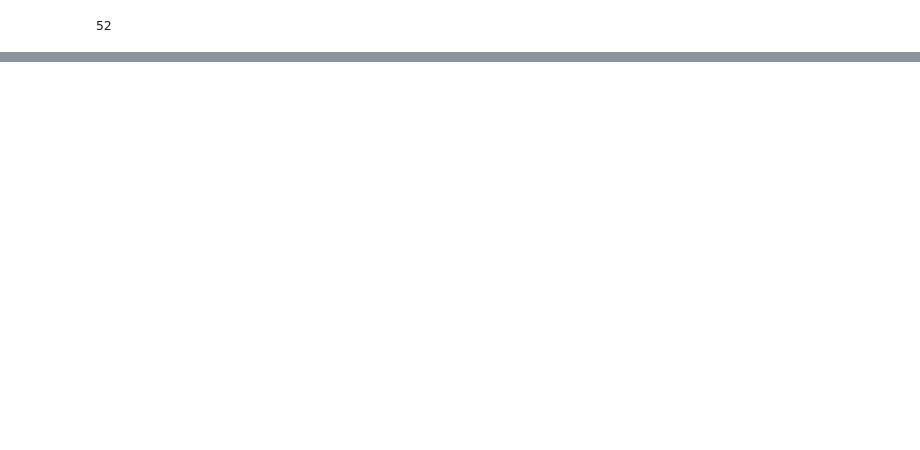
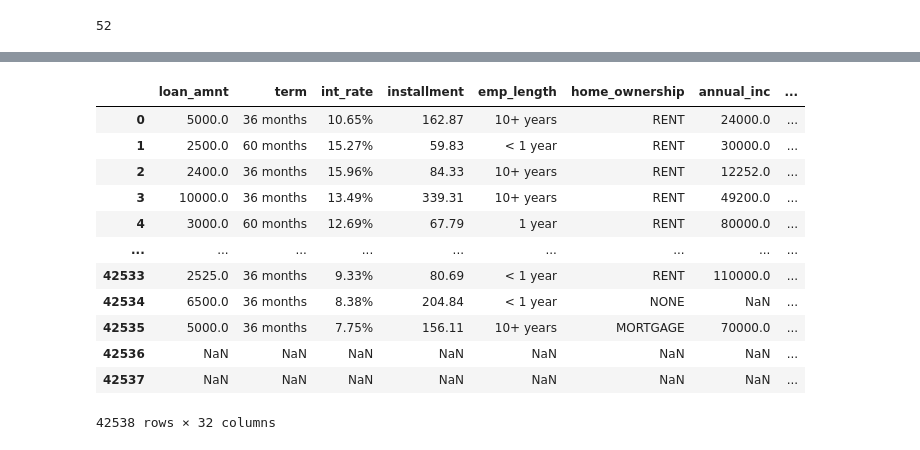
Before and after one commit to raduspaimoc/DataQuest-Projects, a Jupyter notebook: Credit Risk Project/Credit Risk.ipynb, the cells around one changed output, grey strips where cells are left out. Cells and saved outputs as stored; diff of their text form; code cells hidden in the pictures; blank space fills up the shorter version.

```diff
--- a/Credit Risk Project/Credit Risk.ipynb
+++ b/Credit Risk Project/Credit Risk.ipynb
@@ -42,0 +254,20 @@ len(columns_list)
+# %%
+loans_2007.drop(columns=["total_rec_int", "total_rec_late_fee", "recoveries",
+                         "collection_recovery_fee", "last_pymnt_d", "last_pymnt_amnt"],
+                axis=1, inplace=True)
+# %%
+loans_2007
+# %% [output]
+|  | loan_amnt | term | int_rate | installment | emp_length | home_ownership | annual_inc | ... |
+| 0 | 5000.0 | 36 months | 10.65% | 162.87 | 10+ years | RENT | 24000.0 | ... |
+| 1 | 2500.0 | 60 months | 15.27% | 59.83 | < 1 year | RENT | 30000.0 | ... |
+| 2 | 2400.0 | 36 months | 15.96% | 84.33 | 10+ years | RENT | 12252.0 | ... |
+| 3 | 10000.0 | 36 months | 13.49% | 339.31 | 10+ years | RENT | 49200.0 | ... |
+| 4 | 3000.0 | 60 months | 12.69% | 67.79 | 1 year | RENT | 80000.0 | ... |
+| ... | ... | ... | ... | ... | ... | ... | ... | ... |
+| 42533 | 2525.0 | 36 months | 9.33% | 80.69 | < 1 year | RENT | 110000.0 | ... |
+| 42534 | 6500.0 | 36 months | 8.38% | 204.84 | < 1 year | NONE | NaN | ... |
+| 42535 | 5000.0 | 36 months | 7.75% | 156.11 | 10+ years | MORTGAGE | 70000.0 | ... |
+| 42536 | NaN | NaN | NaN | NaN | NaN | NaN | NaN | ... |
+| 42537 | NaN | NaN | NaN | NaN | NaN | NaN | NaN | ... |
+42538 rows × 32 columns
```
Also changed, not shown: parts of 25 cells of this notebook.
